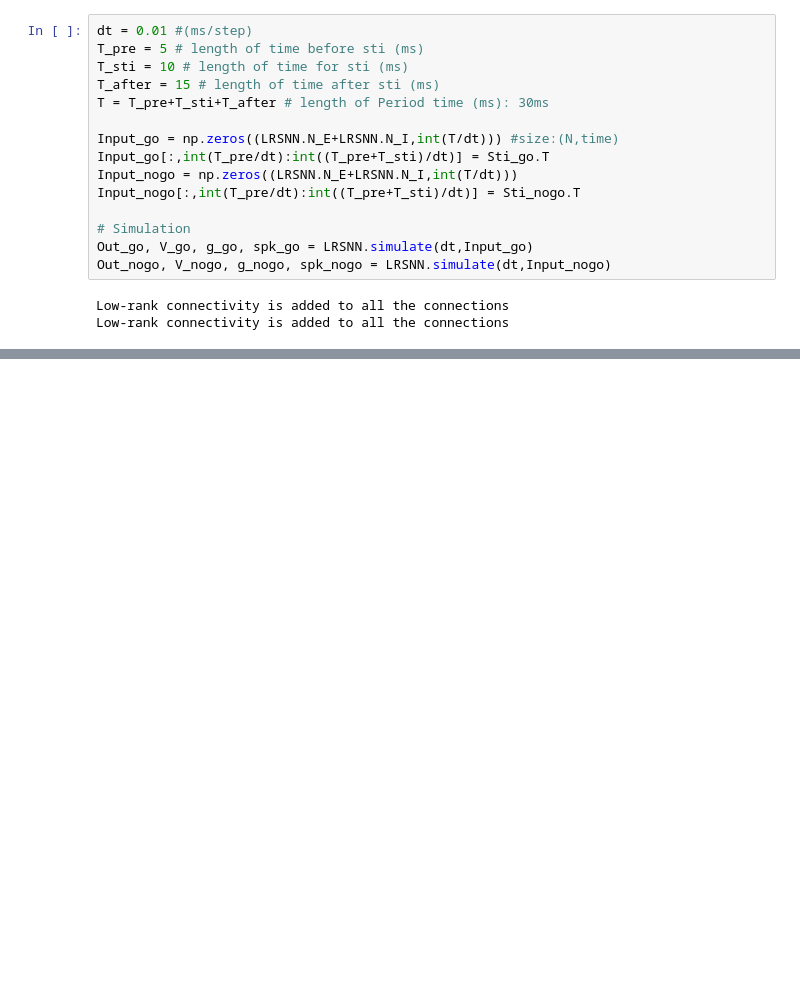
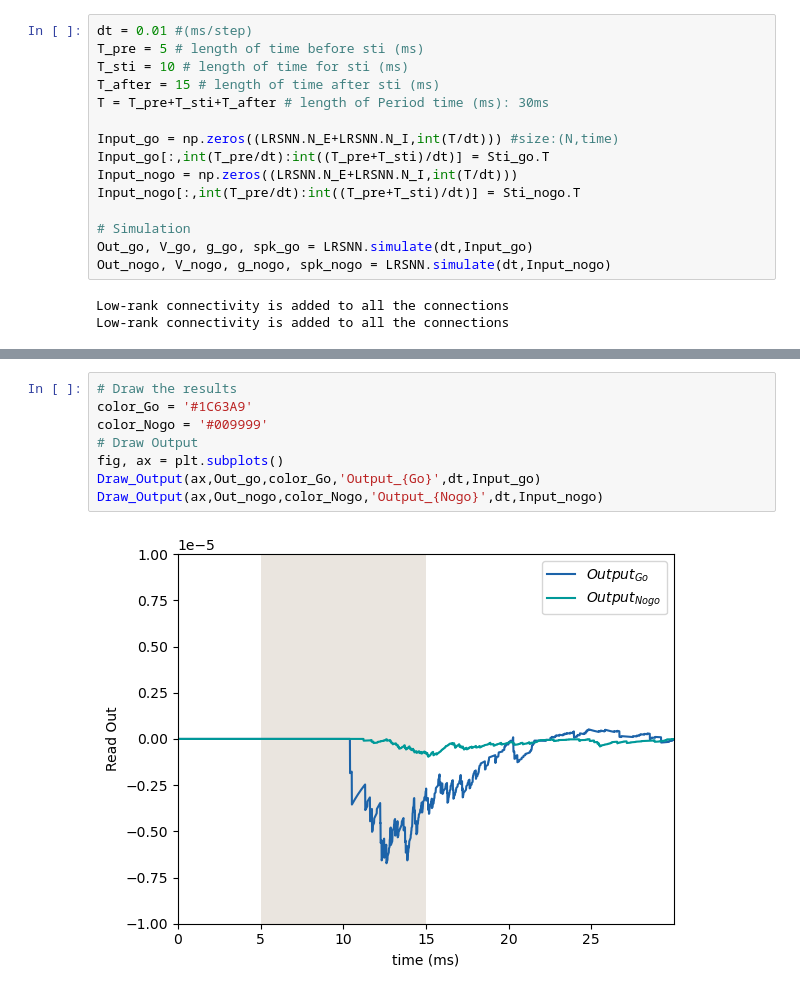
Before and after one commit to LiBinUtokyo/LowRank_ModifiedTheta_SNN, a Jupyter notebook: PYTHON/main.ipynb, the cells around one changed output, grey strips where cells are left out. Saved outputs shown, nothing was run; the diff lists cells and outputs as text; blank space fills up the shorter version.

```diff
--- a/PYTHON/main.ipynb
+++ b/PYTHON/main.ipynb
@@ -268,0 +345,10 @@ print({'a':1,'b':2})
+# %%
+# Draw the results
+color_Go = '#1C63A9'
+color_Nogo = '#009999'
+# Draw Output
+fig, ax = plt.subplots()
+Draw_Output(ax,Out_go,color_Go,'Output_{Go}',dt,Input_go)
+Draw_Output(ax,Out_nogo,color_Nogo,'Output_{Nogo}',dt,Input_nogo)
+# %% [output]
+[figure, added]
```
Also changed, not shown: parts of 9 cells of this notebook.
